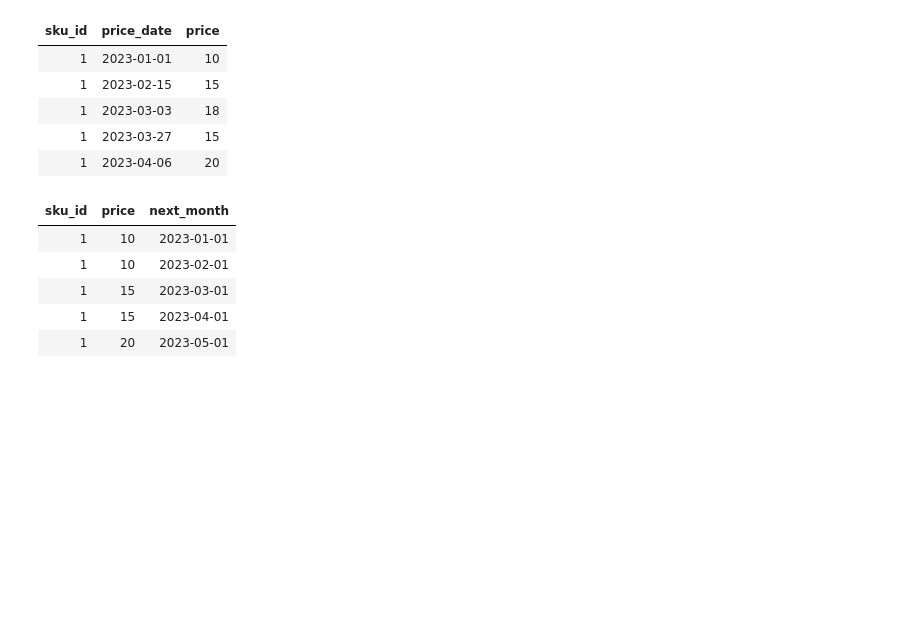
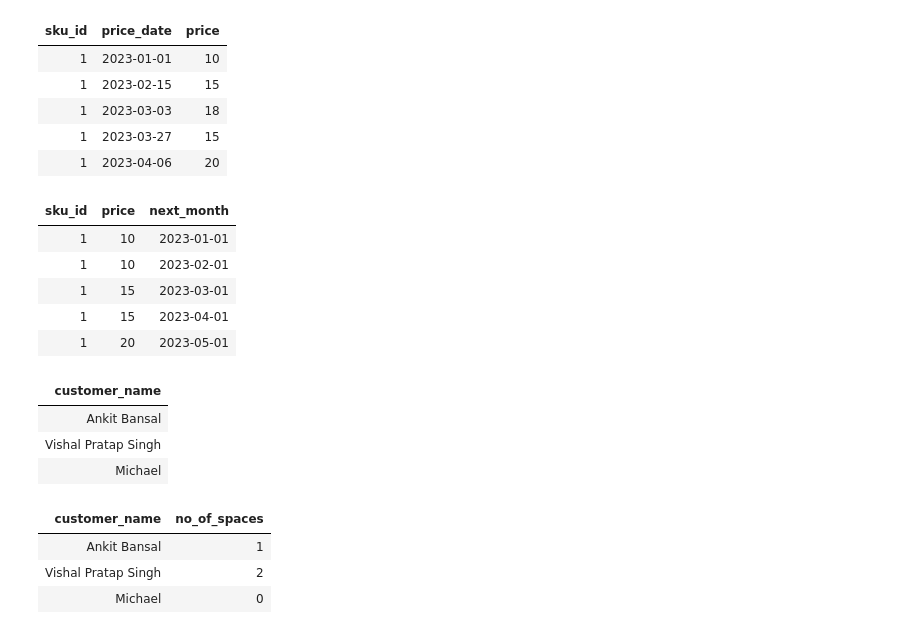
Before and after one commit to Rupam-1/SQL-Pyspark-practise_youtube, a Jupyter notebook: 06. SQL - Part4.ipynb, the cells around one changed output. Cells and saved outputs as stored; diff of their text form; code cells hidden in the pictures; blank space fills up the shorter version.

```diff
--- a/06. SQL - Part4.ipynb
+++ b/06. SQL - Part4.ipynb
@@ -826,3 +847,25 @@ order by next_month;
 | 1 | 15 | 2023-03-01 |
 | 1 | 15 | 2023-04-01 |
 | 1 | 20 | 2023-05-01 |
+# %%
+%sql
+drop table if exists customers;
+create table customers  (customer_name varchar(30));
+insert into customers values ('Ankit Bansal'),('Vishal Pratap Singh'),('Michael');
+select * from customers;
+# %% [output]
+| customer_name |
+| Ankit Bansal |
+| Vishal Pratap Singh |
+| Michael |
+# %%
+%sql
+select *,
+    len(customer_name) - len(replace(customer_name, ' ', '')) as no_of_spaces,
+
+from customers;
+# %% [output]
+| customer_name | no_of_spaces |
+| Ankit Bansal | 1 |
+| Vishal Pratap Singh | 2 |
+| Michael | 0 |
```
Also changed, not shown: parts of 2 cells of this notebook, 1 other file.
